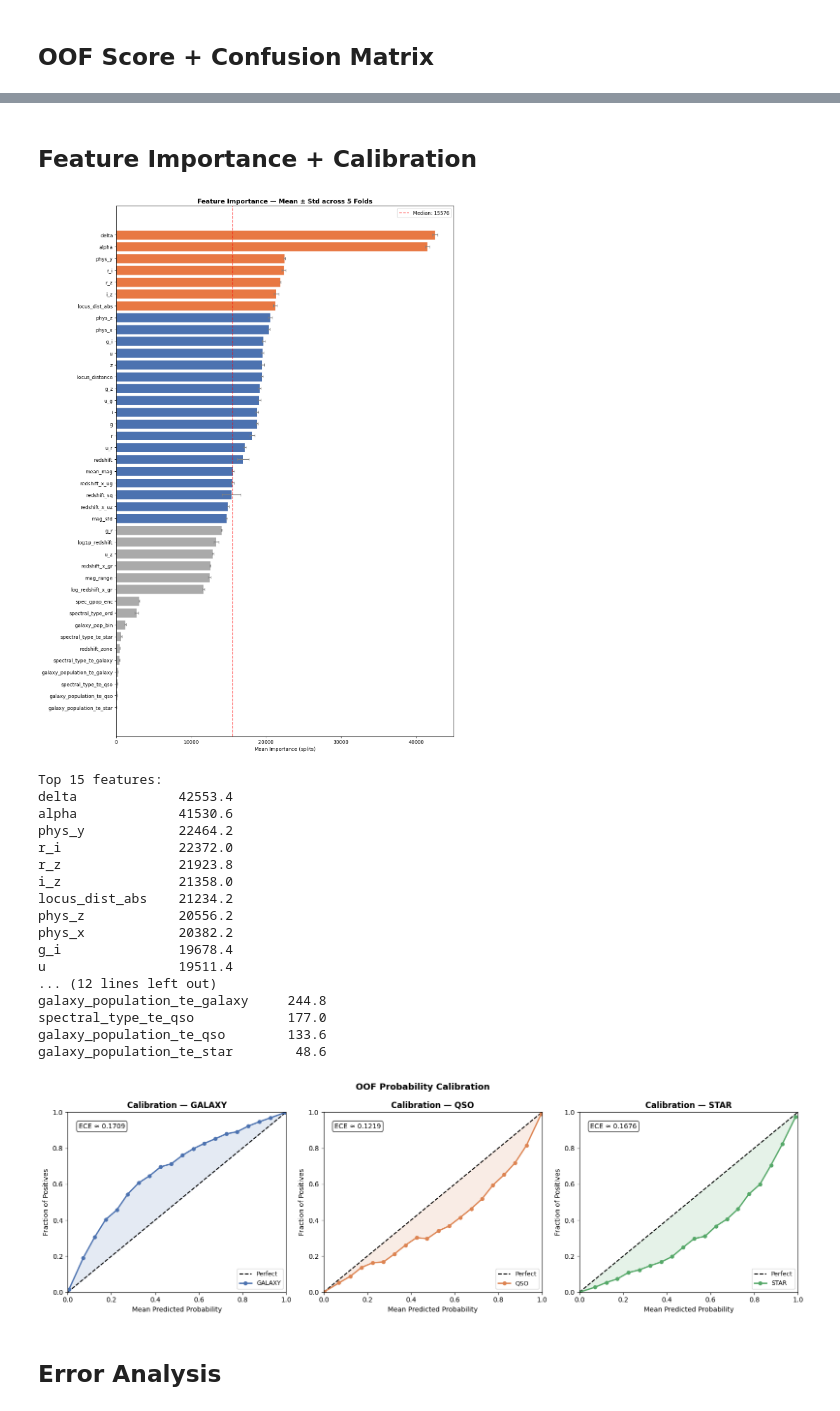
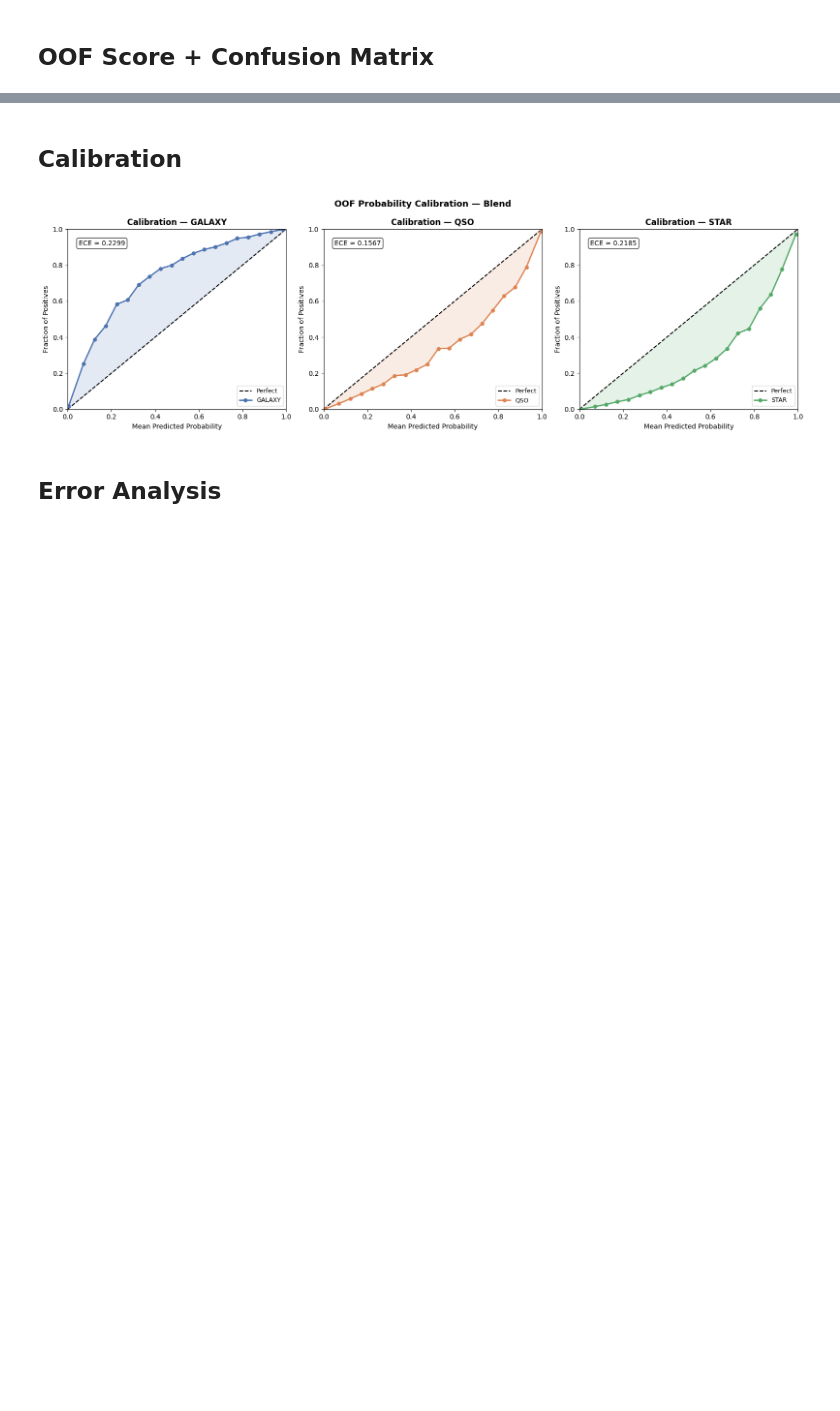
Before and after one commit to 23f2001942/KaggleCompetitions, a Jupyter notebook: Predict Stellar Class.ipynb, the cells around one changed output, grey strips where cells are left out. Drawn from its saved outputs; the diff is of its cells as text; code cells hidden in the pictures; blank space fills up the shorter version.

Commit message:
Kaggle Notebook | S6E6 - 4 Model Ensemble | Version 13

```diff
--- a/Predict Stellar Class.ipynb
+++ b/Predict Stellar Class.ipynb
@@ -504,13 +466,18 @@ Saved: oof_lgb.npy, test_lgb.npy
 # %% [markdown]
 ## OOF Score + Confusion Matrix
 # %%
-cm     = confusion_matrix(y_aug[kag_idx], oof_preds[kag_idx])
+y_kag     = y_eval
+probs_kag = oof_blend * global_w
+probs_kag = probs_kag / probs_kag.sum(axis=1, keepdims=True)
+preds_kag = probs_kag.argmax(axis=1)
+train_kag = train_augmented.iloc[kag_idx].reset_index(drop=True)
+
+cm     = confusion_matrix(y_kag, preds_kag)
 cm_pct = cm.astype(float) / cm.sum(axis=1, keepdims=True) * 100
 
-print(f'OOF Balanced Accuracy: {oof_score:.5f}')
-print(f'CV  : {np.mean(fold_scores):.5f} ± {np.std(fold_scores):.5f}')
+print(f'OOF Balanced Accuracy (blend + weights): {global_score:.5f}')
 print()
-print(classification_report(y_aug[kag_idx], oof_preds[kag_idx], target_names=le.classes_))
+print(classification_report(y_kag, preds_kag, target_names=le.classes_))
 
 fig, axes = plt.subplots(1, 2, figsize=(14, 5))
 sns.heatmap(cm, annot=True, fmt='d', cmap='Blues',
@@ -526,7 +493,7 @@ sns.heatmap(cm_pct, annot=True, fmt='.1f', cmap='Blues',
 axes[1].set_title('Confusion Matrix — Recall %', fontweight='bold')
 axes[1].set_xlabel('Predicted'); axes[1].set_ylabel('Actual')
 
-plt.suptitle('OOF Confusion Matrix — Augmented LightGBM',
+plt.suptitle('OOF Confusion Matrix — 4-Model Blend + Class Weights',
              fontsize=13, fontweight='bold')
 plt.tight_layout(); plt.show()
 
@@ -552,78 +518,30 @@ weighted avg       0.96      0.96      0.96    577347
 # %% [markdown]
-## Feature Importance + Calibration
+## Calibration
 # %%
-fi_mean = pd.concat(fi_list, axis=1).mean(axis=1).sort_values(ascending=False)
-fi_std  = pd.concat(fi_list, axis=1).std(axis=1)
-
-fig, ax = plt.subplots(figsize=(12, 16))
-bar_colors = [
-    '#E87843' if fi_mean[f] >= fi_mean.quantile(0.85) else
-    '#4C72B0' if fi_mean[f] >= fi_mean.quantile(0.40) else
-    '#AAAAAA'
-    for f in fi_mean.index
-]
-ax.barh(fi_mean.index[::-1], fi_mean.values[::-1],
-        xerr=fi_std.reindex(fi_mean.index[::-1]).values,
-        color=bar_colors[::-1], edgecolor='white', capsize=3, ecolor='gray')
-ax.axvline(fi_mean.median(), color='red', linestyle='--', alpha=0.6,
-           label=f'Median: {fi_mean.median():.0f}')
-ax.set_xlabel('Mean Importance (splits)')
-ax.set_title('Feature Importance — Mean ± Std across 5 Folds',
-             fontsize=13, fontweight='bold')
-ax.legend()
-plt.tight_layout(); plt.show()
-
-print('Top 15 features:')
-print(fi_mean.head(15).round(1).to_string())
-print('\nBottom 10:')
-print(fi_mean.tail(10).round(1).to_string())
-
-# Calibration — evaluated on Kaggle rows only
-y_kag       = y_aug[kag_idx]
-probs_kag   = oof_probs[kag_idx]
-
 fig, axes = plt.subplots(1, 3, figsize=(16, 5))
 for cls_idx, cls_name in enumerate(le.classes_):
     ax     = axes[cls_idx]
     y_bin  = (y_kag == cls_idx).astype(int)
     y_prob = probs_kag[:, cls_idx]
     prob_true, prob_pred = calibration_curve(y_bin, y_prob, n_bins=20)
     ax.plot([0, 1], [0, 1], 'k--', lw=1.5, label='Perfect')
     ax.plot(prob_pred, prob_true, 'o-',
             color=CLASS_COLORS[cls_name], lw=2, ms=5, label=cls_name)
     ax.fill_between(prob_pred, prob_true, prob_pred,
                     alpha=0.15, color=CLASS_COLORS[cls_name])
     ece = np.mean(np.abs(prob_true - prob_pred))
     ax.text(0.05, 0.91, f'ECE ≈ {ece:.4f}', transform=ax.transAxes,
             fontsize=10, bbox=dict(boxstyle='round', facecolor='white', alpha=0.8))
     ax.set_xlabel('Mean Predicted Probability')
     ax.set_ylabel('Fraction of Positives')
     ax.set_title(f'Calibration — {cls_name}', fontweight='bold')
     ax.legend(fontsize=9)
     ax.set_xlim(0, 1); ax.set_ylim(0, 1)
 
-plt.suptitle('OOF Probability Calibration', fontsize=13, fontweight='bold')
+plt.suptitle('OOF Probability Calibration — Blend', fontsize=13, fontweight='bold')
 plt.tight_layout(); plt.show()
 # %% [output]
-[figure, old version]
+[figure, new version]
-Top 15 features:
-delta             42553.4
-alpha             41530.6
-phys_y            22464.2
-r_i               22372.0
-r_z               21923.8
-i_z               21358.0
-locus_dist_abs    21234.2
-phys_z            20556.2
-phys_x            20382.2
-g_i               19678.4
-u                 19511.4
-... (12 lines left out)
-galaxy_population_te_galaxy     244.8
-spectral_type_te_qso            177.0
-galaxy_population_te_qso        133.6
-galaxy_population_te_star        48.6
-[figure, removed]
 # %% [markdown]
 ## Error Analysis
 # %%
```
Also changed, not shown: parts of 15 cells of this notebook.
